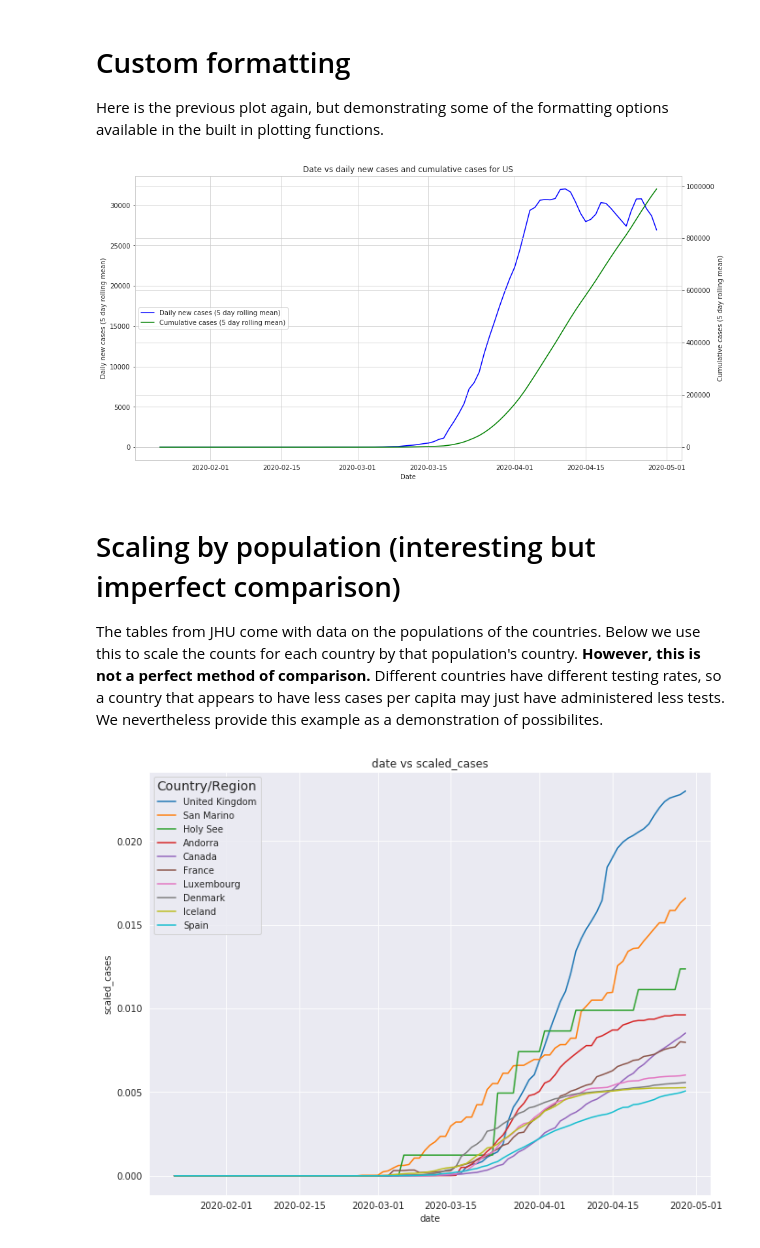
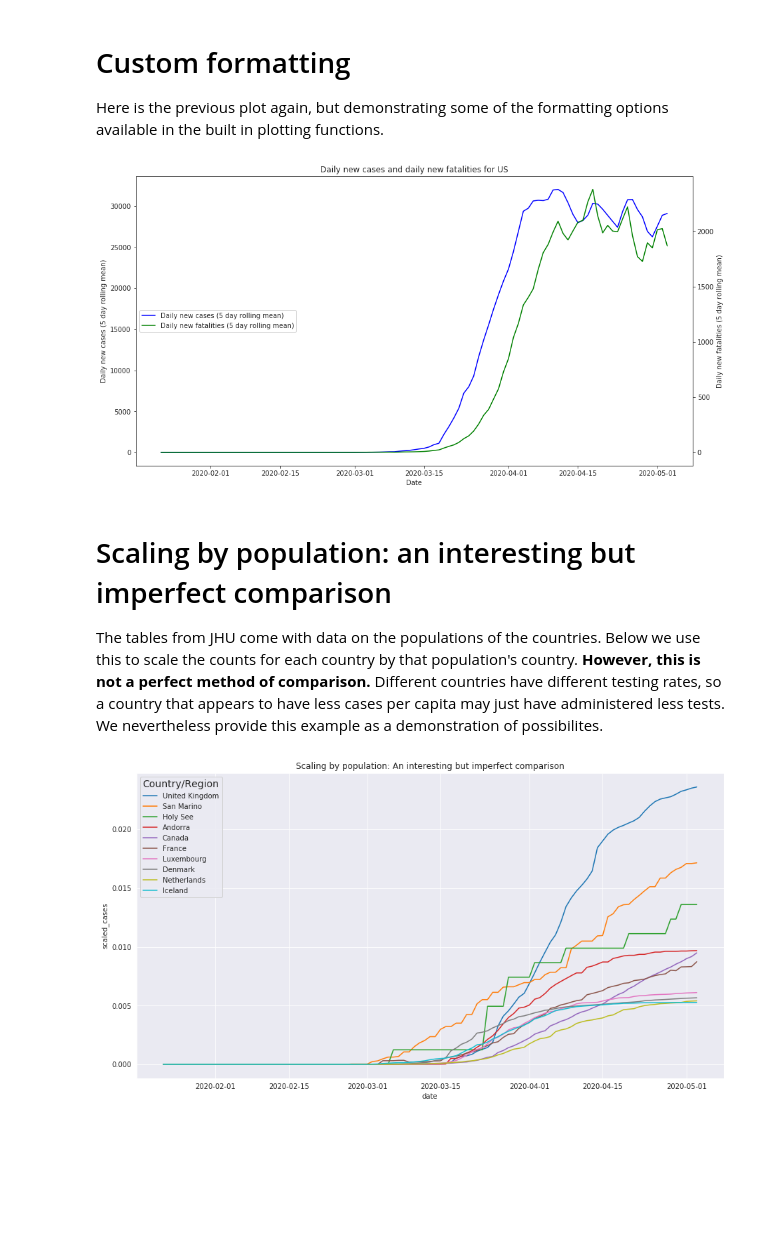
Before and after one commit to PayneLab/covid19pandas, a Jupyter notebook: docs/tutorial1_quickstart.ipynb, the cells around one changed output. Drawn from its saved outputs; the diff is of its cells as text; code cells hidden in the pictures; blank space fills up the shorter version.

```diff
--- a/docs/tutorial1_quickstart.ipynb
+++ b/docs/tutorial1_quickstart.ipynb
@@ -118,35 +160,41 @@ fig, ax = cod.plot_lines_two_y(
     data=with_daily,
     x_col="date",
     y1_col="daily_mean_cases",
-    y2_col="mean_cases",
-    title=f"Date vs daily new cases and cumulative cases for {country}",
+    y2_col="daily_mean_deaths",
+    title=f"Daily new cases and daily new fatalities for {country}",
     x_lab="Date",
     y1_lab="Daily new cases (5 day rolling mean)",
-    y2_lab="Cumulative cases (5 day rolling mean)",
+    y2_lab="Daily new fatalities (5 day rolling mean)",
     legend_loc="center left",
     dimensions=(15, 8),
-    seaborn_style="whitegrid")
+    seaborn_style="ticks")
 # %% [output]
-[figure, old version]
+[figure, new version]
 # %% [markdown]
-# Scaling by population (interesting but imperfect comparison)
+# Scaling by population: an interesting but imperfect comparison
 The tables from JHU come with data on the populations of the countries. Below we use this to scale the counts for each country by that population's country. **However, this is not a perfect method of comparison.** Different countries have different testing rates, so a country that appears to have less cases per capita may just have administered less tests. We nevertheless provide this example as a demonstration of possibilites.
 # %%
+# Scale the case counts by population
 scaled_df = global_df.assign(scaled_cases=global_df["cases"] / global_df["Population"])
 
+# Get the top ten countries
 top_ten = cod.select_top_x_regions(
     data=scaled_df,
     data_col="scaled_cases",
     region_cols="Country/Region",
     x=10)
 
+# Print the country names on the graph's legend in order of most to least counts
 legend_order = top_ten.sort_values(by=["date", "scaled_cases"], ascending=False)["Country/Region"][:10].values
 
+# Make the plot
 fig, ax = cod.plot_lines(
     data=top_ten,
     x_col="date",
     y_col="scaled_cases",
     group_col="Country/Region",
-    legend_order=legend_order)
+    legend_order=legend_order,
+    title="Scaling by population: An interesting but imperfect comparison",
+    dimensions=(15, 8))
 # %% [output]
-[figure, old version]
+[figure, new version]
```
Also changed, not shown: parts of 12 cells of this notebook.
